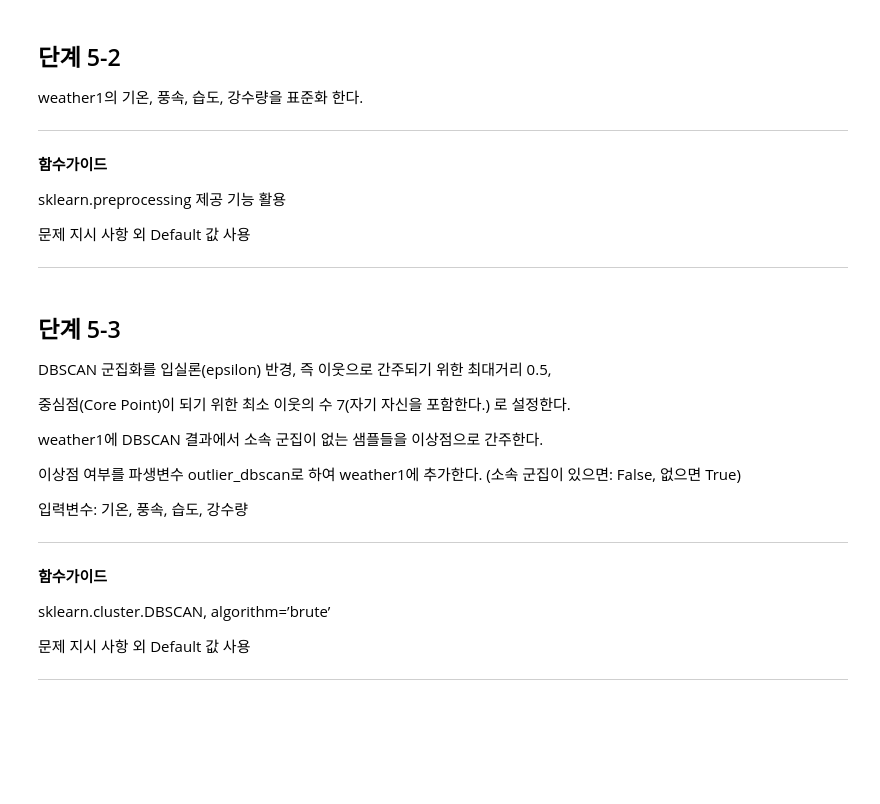
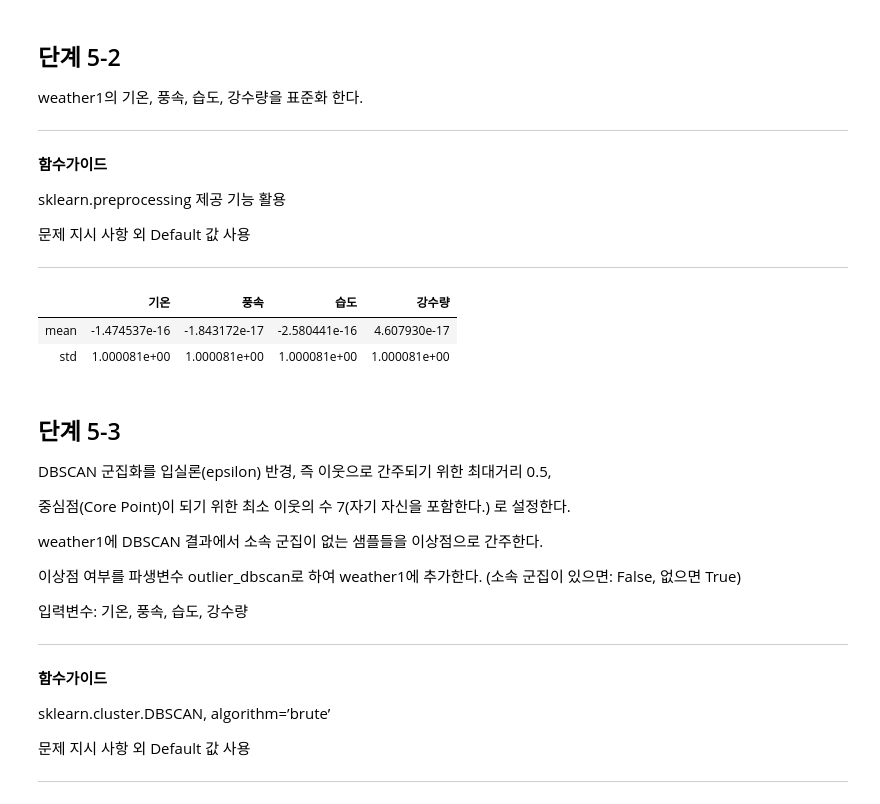
Before and after one commit to sunkusun9/DS_lv3_2312, a Jupyter notebook: sec_ds_lv3_prob3_prob.ipynb, the cells around one changed output. Cells and saved outputs as stored; diff of their text form; code cells hidden in the pictures; blank space fills up the shorter version.

```diff
--- a/sec_ds_lv3_prob3_prob.ipynb
+++ b/sec_ds_lv3_prob3_prob.ipynb
@@ -1224,6 +1238,9 @@ info에서 기온, 풍속, 습도 강수량 데이터에서 이상치를 탐색
 ## 단계 5-1
 
 info1에서 기온, 풍속, 습도, 강수량 만을 떼어 weather1 데이터프레임을 만든다.
+# %%
+X_5 = ['기온', '풍속', '습도', '강수량']
+df_weather1 = df_info1[X_5].copy()
 # %% [markdown]
 ## 단계 5-2
 
@@ -1237,6 +1254,17 @@ sklearn.preprocessing  제공 기능 활용
 문제 지시 사항 외 Default 값 사용
 
 ---
+# %%
+from sklearn.preprocessing import StandardScaler
+
+std_scaler = StandardScaler()
+df_weather1[X_5] = std_scaler.fit_transform(df_weather1[X_5])
+# %%
+df_weather1[X_5].agg(['mean', 'std'])
+# %% [output]
+|  | 기온 | 풍속 | 습도 | 강수량 |
+| mean | -1.474537e-16 | -1.843172e-17 | -2.580441e-16 | 4.607930e-17 |
+| std | 1.000081e+00 | 1.000081e+00 | 1.000081e+00 | 1.000081e+00 |
 # %% [markdown]
 ## 단계 5-3
 
```
Also changed, not shown: parts of 90 cells of this notebook.
